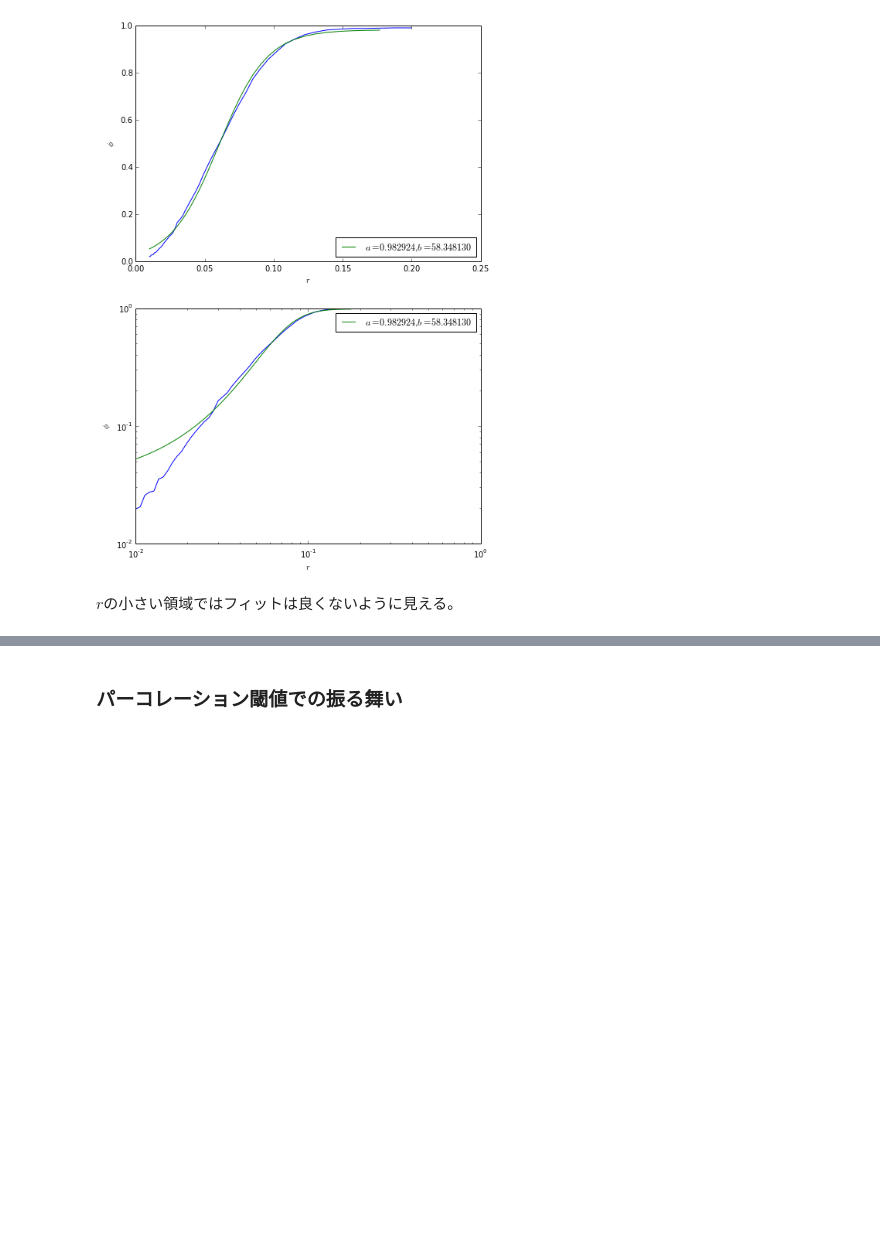
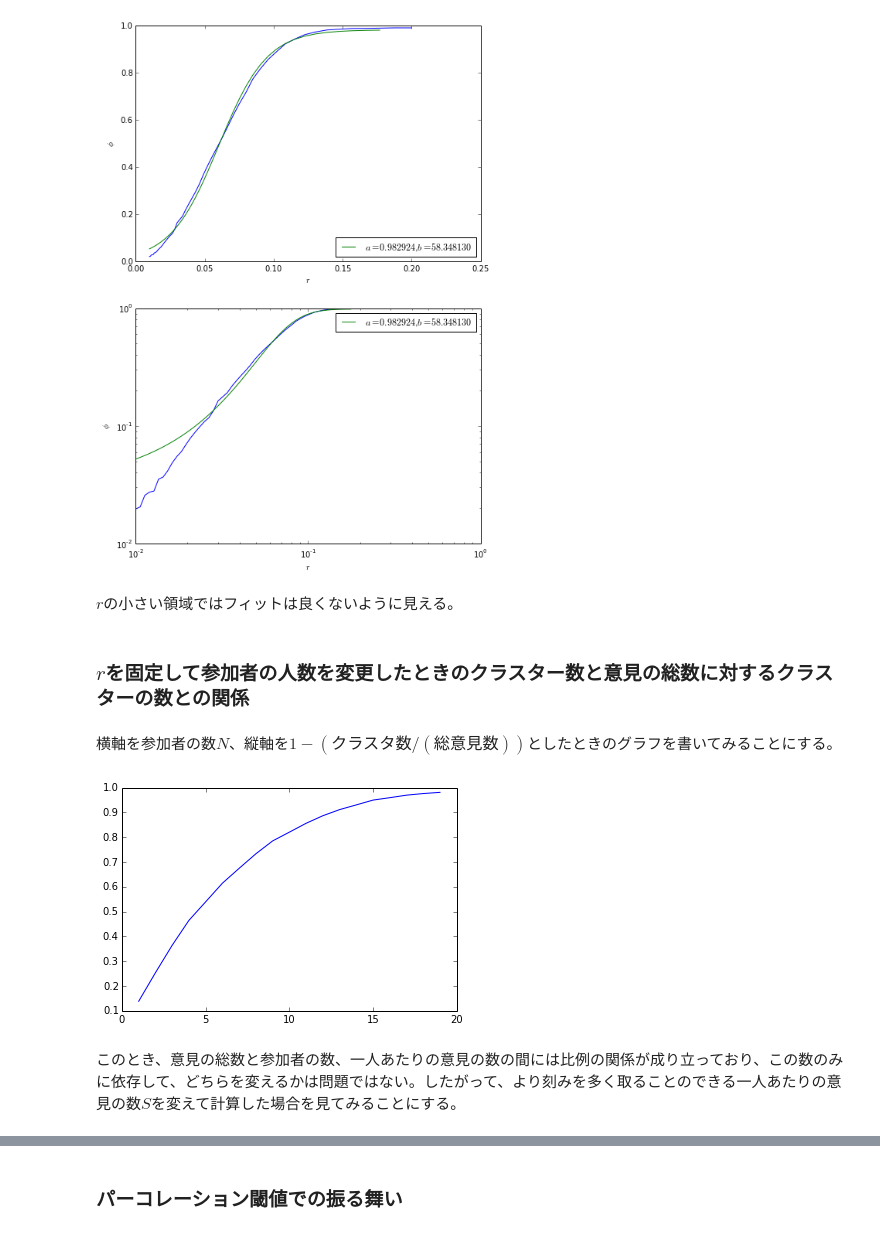
Before and after one commit to ssh0/sotsuron, a Jupyter notebook: 近距離抑制効果.ipynb, the cells around one changed output, grey strips where cells are left out. Drawn from its saved outputs; the diff is of its cells as text; code cells hidden in the pictures; blank space fills up the shorter version.

```diff
--- a/近距離抑制効果.ipynb
+++ b/近距離抑制効果.ipynb
@@ -503,3 +514,26 @@ x0: 0.0602300854866
 [figure]
 # %% [markdown]
 $r$の小さい領域ではフィットは良くないように見える。
+# %% [markdown]
+### $r$を固定して参加者の人数を変更したときのクラスター数と意見の総数に対するクラスターの数との関係
+# %% [markdown]
+横軸を参加者の数$N$、縦軸を$1-(\text{クラスタ数}/(\text{総意見数}))$としたときのグラフを書いてみることにする。
+# %%
+trial = 100
+
+N = np.arange(1, 20)
+phi6 = []
+for _N in N:
+    _phi = 0.
+    for t in range(trial):
+        meeting = Meeting(K=50, N=_N, r=0.07, draw=False)
+        meeting.init()
+        _phi += len(uniq_list([x[1][1] for x in meeting.ideas]))/float(len(meeting.ideas))
+    phi6.append(1 - _phi/trial)
+# %%
+plt.plot(N, phi6)
+plt.show()
+# %% [output]
+[figure, added]
+# %% [markdown]
+このとき、意見の総数と参加者の数、一人あたりの意見の数の間には比例の関係が成り立っており、この数のみに依存して、どちらを変えるかは問題ではない。したがって、より刻みを多く取ることのできる一人あたりの意見の数$S$を変えて計算した場合を見てみることにする。
```
Also changed, not shown: parts of 5 cells of this notebook, 3 other files.
